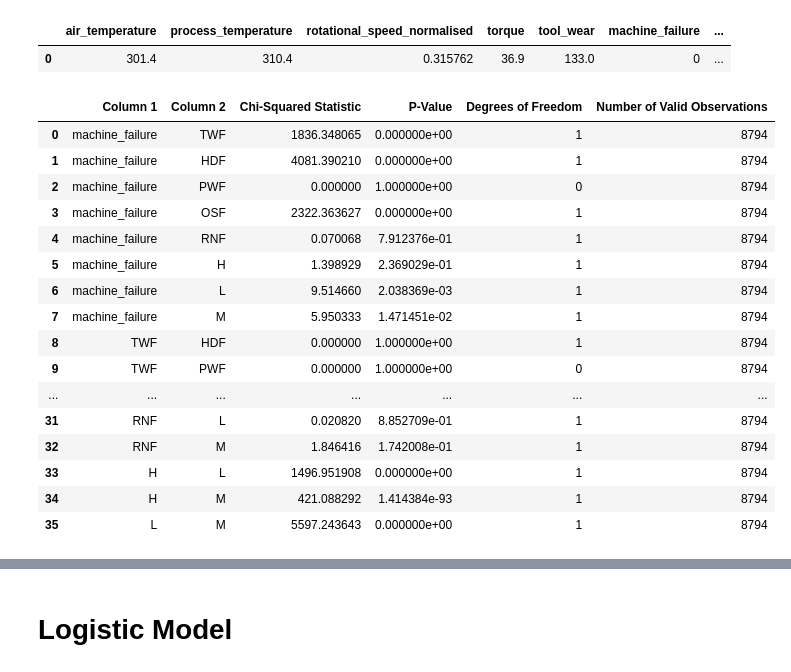
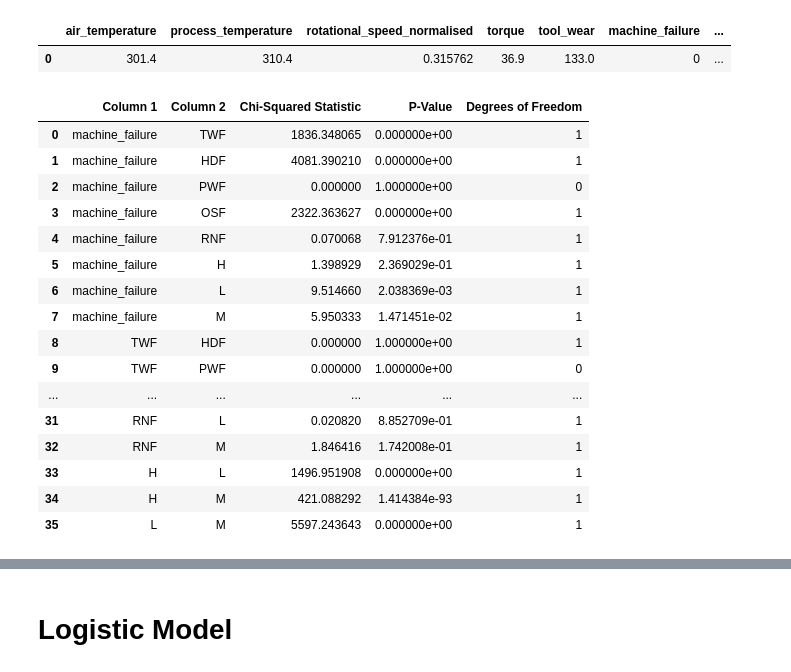
Before and after one commit to ManishKhurmi/exploratory-data-analysis---the-manufacturing-process768, a Jupyter notebook: Milestone_3 refactoring v2.ipynb, the cells around one changed output, grey strips where cells are left out. Cells and saved outputs as stored; diff of their text form; code cells hidden in the pictures.

Commit message:
collinearity investigation

```diff
--- a/Milestone_3 refactoring v2.ipynb
+++ b/Milestone_3 refactoring v2.ipynb
@@ -2251,16 +2272,17 @@ failure_data_step_5_collinearity_numeric.head(1)
 |  | air_temperature | process_temperature | rotational_speed_normalised | torque | tool_wear | machine_failure | ... |
 | 0 | 301.4 | 310.4 | 0.315762 | 36.9 | 133.0 | 0 | ... |
 # %%
+# Chi-squared Test for Categorical Variables
 import pandas as pd
 import itertools
 from scipy.stats import chi2_contingency
 
 # Assuming df is your DataFrame with binary variables
 # Replace 'df' with the actual name of your DataFrame
-df = failure_data_step_5_collinearity_numeric
+df = failure_data_step_5_collinearity
 
 # Get the list of binary columns you want to test for collinearity
-binary_cols = ['machine_failure', 'TWF', 'HDF', 'PWF', 'OSF', 'RNF', 'H', 'L', 'M']
+binary_cols = ['machine_failure','TWF', 'HDF', 'PWF', 'OSF', 'RNF', 'H', 'L', 'M']
 
 # Store results in a list
 results = []
@@ -2272,48 +2294,47 @@ for col1, col2 in itertools.combinations(binary_cols, 2):
         valid_rows = df[[col1, col2]].dropna()
 
         # Create a contingency table for the two columns
         contingency_table = pd.crosstab(valid_rows[col1], valid_rows[col2])
 
         # Perform the Chi-Squared test
         chi2_stat, p_val, dof, expected = chi2_contingency(contingency_table)
 
         # Get the number of valid observations (rows)
         num_obs = len(valid_rows)
 
         # Store the result in the list
         results.append({
             'Column 1': col1,
             'Column 2': col2,
             'Chi-Squared Statistic': chi2_stat,
             'P-Value': p_val,
             'Degrees of Freedom': dof,
-            'Number of Valid Observations': num_obs
         })
 
     except ValueError as e:
         # Skip the combination if there is an error
         print(f"Skipping combination {col1}, {col2} due to error: {e}")
 
 # Convert results to a DataFrame for easier viewing
 results_df = pd.DataFrame(results)
 
 # Display the results
 results_df
 # %% [output]
-|  | Column 1 | Column 2 | Chi-Squared Statistic | P-Value | Degrees of Freedom | Number of Valid Observations |
-| 0 | machine_failure | TWF | 1836.348065 | 0.000000e+00 | 1 | 8794 |
-| 1 | machine_failure | HDF | 4081.390210 | 0.000000e+00 | 1 | 8794 |
-| 2 | machine_failure | PWF | 0.000000 | 1.000000e+00 | 0 | 8794 |
-| 3 | machine_failure | OSF | 2322.363627 | 0.000000e+00 | 1 | 8794 |
-| 4 | machine_failure | RNF | 0.070068 | 7.912376e-01 | 1 | 8794 |
-| 5 | machine_failure | H | 1.398929 | 2.369029e-01 | 1 | 8794 |
-| 6 | machine_failure | L | 9.514660 | 2.038369e-03 | 1 | 8794 |
-| 7 | machine_failure | M | 5.950333 | 1.471451e-02 | 1 | 8794 |
-| 8 | TWF | HDF | 0.000000 | 1.000000e+00 | 1 | 8794 |
-| 9 | TWF | PWF | 0.000000 | 1.000000e+00 | 0 | 8794 |
-| ... | ... | ... | ... | ... | ... | ... |
-| 31 | RNF | L | 0.020820 | 8.852709e-01 | 1 | 8794 |
-| 32 | RNF | M | 1.846416 | 1.742008e-01 | 1 | 8794 |
-| 33 | H | L | 1496.951908 | 0.000000e+00 | 1 | 8794 |
-| 34 | H | M | 421.088292 | 1.414384e-93 | 1 | 8794 |
-| 35 | L | M | 5597.243643 | 0.000000e+00 | 1 | 8794 |
+|  | Column 1 | Column 2 | Chi-Squared Statistic | P-Value | Degrees of Freedom |
+| 0 | machine_failure | TWF | 1836.348065 | 0.000000e+00 | 1 |
+| 1 | machine_failure | HDF | 4081.390210 | 0.000000e+00 | 1 |
+| 2 | machine_failure | PWF | 0.000000 | 1.000000e+00 | 0 |
+| 3 | machine_failure | OSF | 2322.363627 | 0.000000e+00 | 1 |
+| 4 | machine_failure | RNF | 0.070068 | 7.912376e-01 | 1 |
+| 5 | machine_failure | H | 1.398929 | 2.369029e-01 | 1 |
+| 6 | machine_failure | L | 9.514660 | 2.038369e-03 | 1 |
+| 7 | machine_failure | M | 5.950333 | 1.471451e-02 | 1 |
+| 8 | TWF | HDF | 0.000000 | 1.000000e+00 | 1 |
+| 9 | TWF | PWF | 0.000000 | 1.000000e+00 | 0 |
+| ... | ... | ... | ... | ... | ... |
+| 31 | RNF | L | 0.020820 | 8.852709e-01 | 1 |
+| 32 | RNF | M | 1.846416 | 1.742008e-01 | 1 |
+| 33 | H | L | 1496.951908 | 0.000000e+00 | 1 |
+| 34 | H | M | 421.088292 | 1.414384e-93 | 1 |
+| 35 | L | M | 5597.243643 | 0.000000e+00 | 1 |
```
Also changed, not shown: parts of 95 cells of this notebook.
